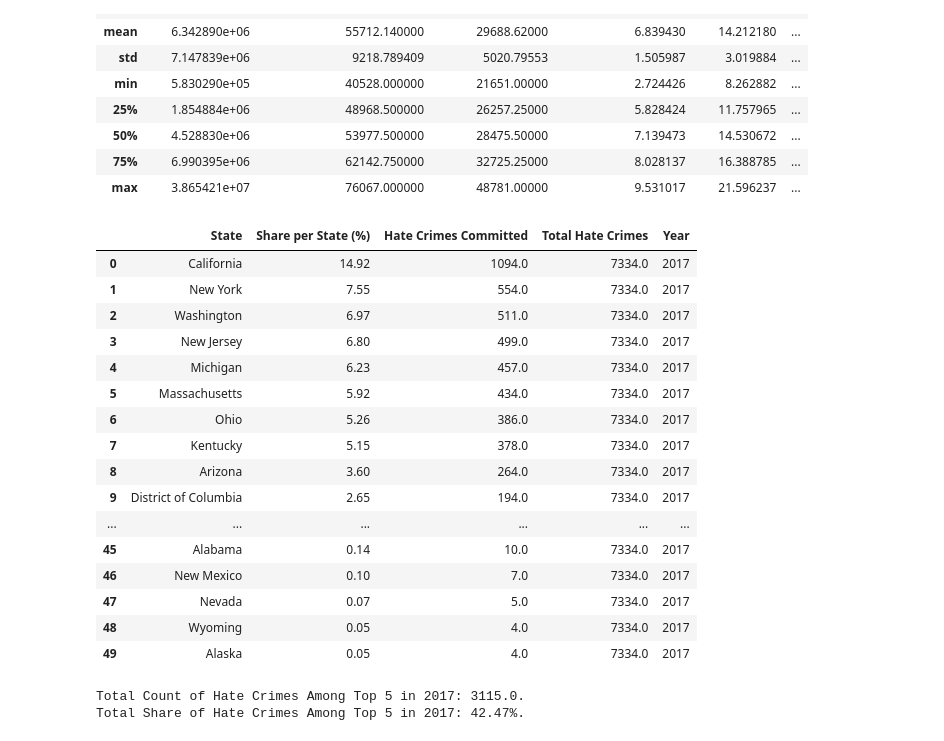
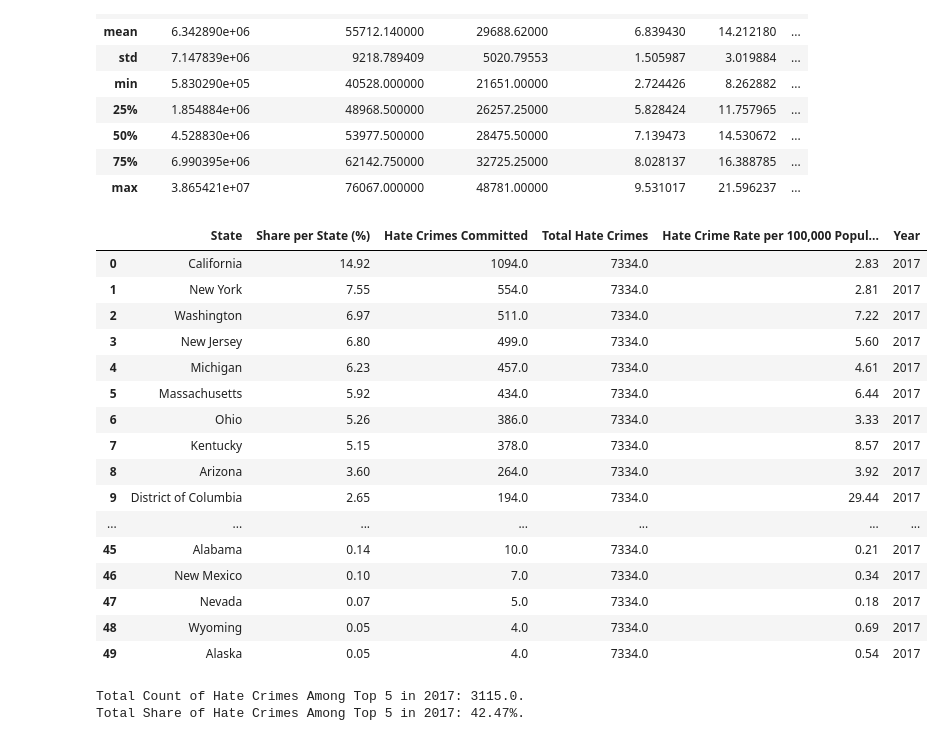
Before and after one commit to ZGrinacoff/Eight-Years-Later, a Jupyter notebook: hate_crime.ipynb, the cells around one changed output. Drawn from its saved outputs; the diff is of its cells as text; code cells hidden in the pictures.

```diff
--- a/hate_crime.ipynb
+++ b/hate_crime.ipynb
@@ -475,49 +502,50 @@ clean_hate_crime_2017_df.describe()
 # %%
 # Basic stats:
 
 # Total hate crimes for year (per state).
 clean_hate_crime_2017_df['total_crimes_2017'] = clean_hate_crime_2017_df['Hate Crimes Committed'].sum()
 
 
 # Percent of hate crimes committed per state.
 clean_hate_crime_2017_df['share_per_state_2017'] = clean_hate_crime_2017_df['Hate Crimes Committed'] / clean_hate_crime_2017_df['total_crimes_2017'] * 100
 
 
 
 
-summary_2017_df = clean_hate_crime_2017_df[["State", "share_per_state_2017", 'Hate Crimes Committed', 'total_crimes_2017'
+summary_2017_df = clean_hate_crime_2017_df[["State", "share_per_state_2017", 'Hate Crimes Committed',
+                                            'total_crimes_2017', 'Hate Crime Rate per 100,000 Population'
                                             ]]
 
 summary_2017_df = summary_2017_df.rename(columns={"total_crimes_2017": "Total Hate Crimes",
                                                   "share_per_state_2017": "Share per State (%)"
                                                 })
 
 # Add year to DF for merge and group by year analysis.
 summary_2017_df['Year'] = '2017'
 
 # Sort by share per state in order to get
 summary_2017_df = summary_2017_df.sort_values(by='Share per State (%)', ascending=False)
 summary_2017_df = summary_2017_df.reset_index(drop=True)
 summary_2017_df = summary_2017_df.round(2)
 summary_2017_df
 # %% [output]
-|  | State | Share per State (%) | Hate Crimes Committed | Total Hate Crimes | Year |
-| 0 | California | 14.92 | 1094.0 | 7334.0 | 2017 |
-| 1 | New York | 7.55 | 554.0 | 7334.0 | 2017 |
-| 2 | Washington | 6.97 | 511.0 | 7334.0 | 2017 |
-| 3 | New Jersey | 6.80 | 499.0 | 7334.0 | 2017 |
-| 4 | Michigan | 6.23 | 457.0 | 7334.0 | 2017 |
-| 5 | Massachusetts | 5.92 | 434.0 | 7334.0 | 2017 |
-| 6 | Ohio | 5.26 | 386.0 | 7334.0 | 2017 |
-| 7 | Kentucky | 5.15 | 378.0 | 7334.0 | 2017 |
-| 8 | Arizona | 3.60 | 264.0 | 7334.0 | 2017 |
-| 9 | District of Columbia | 2.65 | 194.0 | 7334.0 | 2017 |
-| ... | ... | ... | ... | ... | ... |
-| 45 | Alabama | 0.14 | 10.0 | 7334.0 | 2017 |
-| 46 | New Mexico | 0.10 | 7.0 | 7334.0 | 2017 |
-| 47 | Nevada | 0.07 | 5.0 | 7334.0 | 2017 |
-| 48 | Wyoming | 0.05 | 4.0 | 7334.0 | 2017 |
-| 49 | Alaska | 0.05 | 4.0 | 7334.0 | 2017 |
+|  | State | Share per State (%) | Hate Crimes Committed | Total Hate Crimes | Hate Crime Rate per 100,000 Popul... | Year |
+| 0 | California | 14.92 | 1094.0 | 7334.0 | 2.83 | 2017 |
+| 1 | New York | 7.55 | 554.0 | 7334.0 | 2.81 | 2017 |
+| 2 | Washington | 6.97 | 511.0 | 7334.0 | 7.22 | 2017 |
+| 3 | New Jersey | 6.80 | 499.0 | 7334.0 | 5.60 | 2017 |
+| 4 | Michigan | 6.23 | 457.0 | 7334.0 | 4.61 | 2017 |
+| 5 | Massachusetts | 5.92 | 434.0 | 7334.0 | 6.44 | 2017 |
+| 6 | Ohio | 5.26 | 386.0 | 7334.0 | 3.33 | 2017 |
+| 7 | Kentucky | 5.15 | 378.0 | 7334.0 | 8.57 | 2017 |
+| 8 | Arizona | 3.60 | 264.0 | 7334.0 | 3.92 | 2017 |
+| 9 | District of Columbia | 2.65 | 194.0 | 7334.0 | 29.44 | 2017 |
+| ... | ... | ... | ... | ... | ... | ... |
+| 45 | Alabama | 0.14 | 10.0 | 7334.0 | 0.21 | 2017 |
+| 46 | New Mexico | 0.10 | 7.0 | 7334.0 | 0.34 | 2017 |
+| 47 | Nevada | 0.07 | 5.0 | 7334.0 | 0.18 | 2017 |
+| 48 | Wyoming | 0.05 | 4.0 | 7334.0 | 0.69 | 2017 |
+| 49 | Alaska | 0.05 | 4.0 | 7334.0 | 0.54 | 2017 |
 # %%
 # Get top 5 states w/ highest count.
 max_incidents_2017 = summary_2017_df.head()
```
Also changed, not shown: parts of 50 cells of this notebook.
